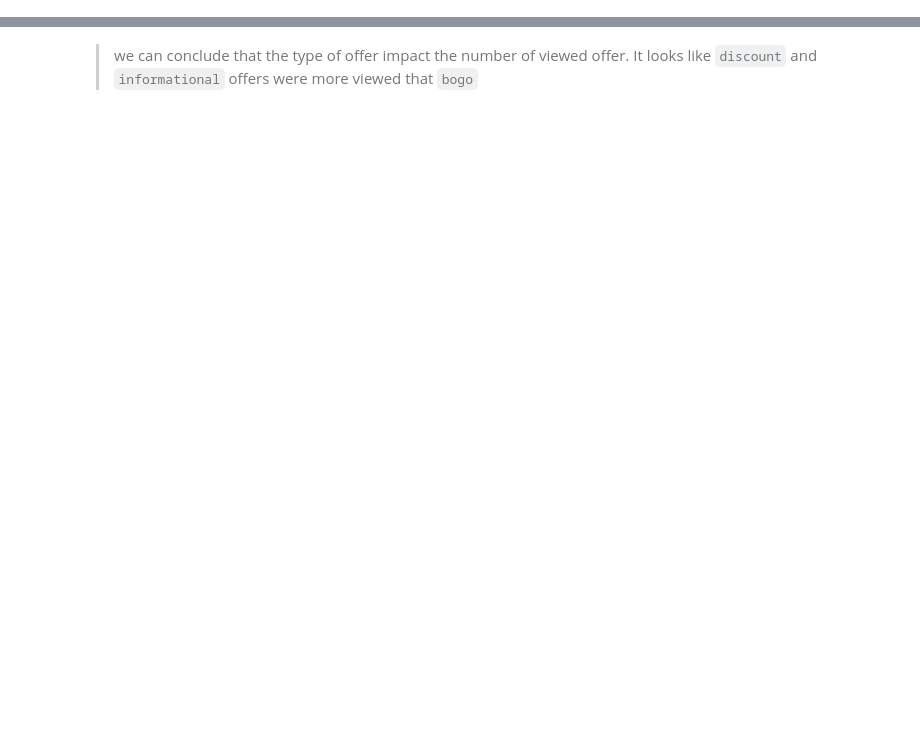
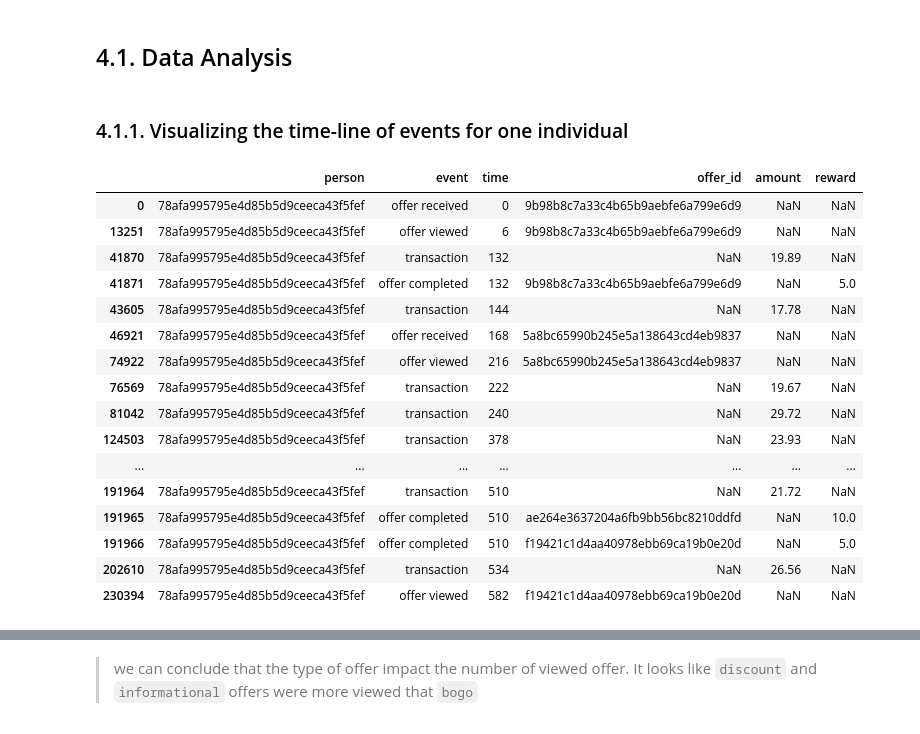
Before and after one commit to 6one2/StarbucksChallenge, a Jupyter notebook: devStarbucks.ipynb, the cells around one changed output, grey strips where cells are left out. Saved outputs shown, nothing was run; the diff lists cells and outputs as text; code cells hidden in the pictures; blank space fills up the shorter version.

Commit message:
reorganize analysis and files

```diff
--- a/devStarbucks.ipynb
+++ b/devStarbucks.ipynb
@@ -217,0 +233,28 @@ n_trans.head()
+# %% [markdown]
+## 4.1. Data Analysis
+# %% [markdown]
+### 4.1.1. Visualizing the time-line of events for one individual
+# %%
+# gathering information from a participant included in TRANSCRIPT
+user_list = TRANSCRIPT.person.unique()
+user_id = user_list[0]
+User = Person(user_id)
+User.data
+# %% [output]
+|  | person | event | time | offer_id | amount | reward |
+| 0 | 78afa995795e4d85b5d9ceeca43f5fef | offer received | 0 | 9b98b8c7a33c4b65b9aebfe6a799e6d9 | NaN | NaN |
+| 13251 | 78afa995795e4d85b5d9ceeca43f5fef | offer viewed | 6 | 9b98b8c7a33c4b65b9aebfe6a799e6d9 | NaN | NaN |
+| 41870 | 78afa995795e4d85b5d9ceeca43f5fef | transaction | 132 | NaN | 19.89 | NaN |
+| 41871 | 78afa995795e4d85b5d9ceeca43f5fef | offer completed | 132 | 9b98b8c7a33c4b65b9aebfe6a799e6d9 | NaN | 5.0 |
+| 43605 | 78afa995795e4d85b5d9ceeca43f5fef | transaction | 144 | NaN | 17.78 | NaN |
+| 46921 | 78afa995795e4d85b5d9ceeca43f5fef | offer received | 168 | 5a8bc65990b245e5a138643cd4eb9837 | NaN | NaN |
+| 74922 | 78afa995795e4d85b5d9ceeca43f5fef | offer viewed | 216 | 5a8bc65990b245e5a138643cd4eb9837 | NaN | NaN |
+| 76569 | 78afa995795e4d85b5d9ceeca43f5fef | transaction | 222 | NaN | 19.67 | NaN |
+| 81042 | 78afa995795e4d85b5d9ceeca43f5fef | transaction | 240 | NaN | 29.72 | NaN |
+| 124503 | 78afa995795e4d85b5d9ceeca43f5fef | transaction | 378 | NaN | 23.93 | NaN |
+| ... | ... | ... | ... | ... | ... | ... |
+| 191964 | 78afa995795e4d85b5d9ceeca43f5fef | transaction | 510 | NaN | 21.72 | NaN |
+| 191965 | 78afa995795e4d85b5d9ceeca43f5fef | offer completed | 510 | ae264e3637204a6fb9bb56bc8210ddfd | NaN | 10.0 |
+| 191966 | 78afa995795e4d85b5d9ceeca43f5fef | offer completed | 510 | f19421c1d4aa40978ebb69ca19b0e20d | NaN | 5.0 |
+| 202610 | 78afa995795e4d85b5d9ceeca43f5fef | transaction | 534 | NaN | 26.56 | NaN |
+| 230394 | 78afa995795e4d85b5d9ceeca43f5fef | offer viewed | 582 | f19421c1d4aa40978ebb69ca19b0e20d | NaN | NaN |
```
Also changed, not shown: parts of 179 cells of this notebook, 4 other files.
